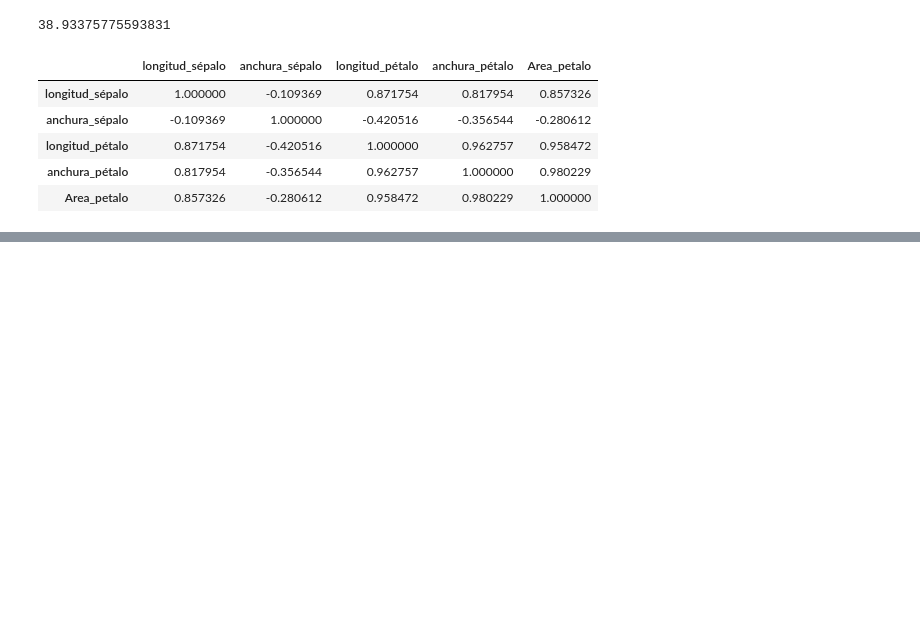
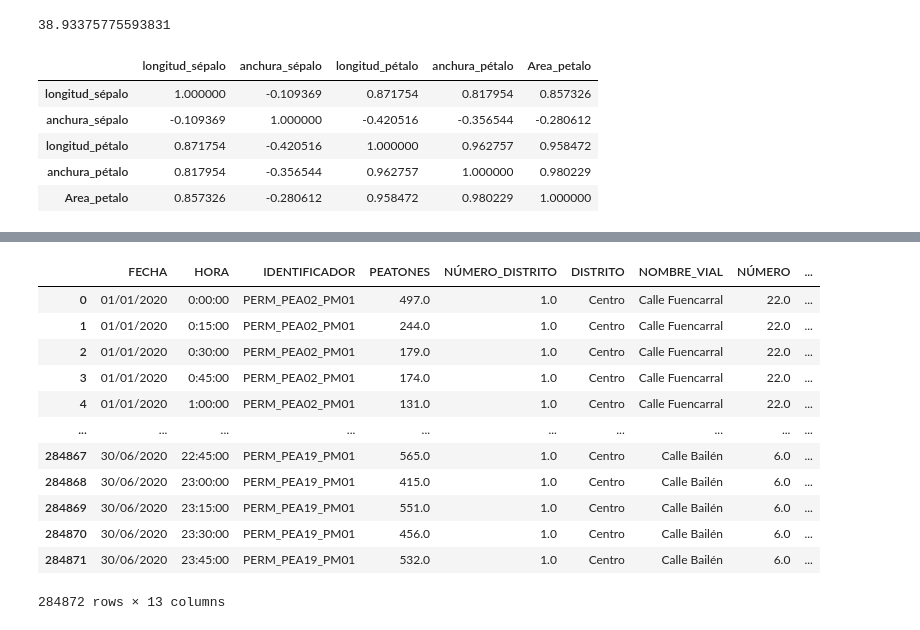
Before and after one commit to elbarbero/Python-Numpy-y-Pandas, a Jupyter notebook: Ejercicios/Ejercicios_Variados.ipynb, the cells around one changed output, grey strips where cells are left out. Cells and saved outputs as stored; diff of their text form; code cells hidden in the pictures; blank space fills up the shorter version.

Commit message:
pandas with python

```diff
--- a/Ejercicios/Ejercicios_Variados.ipynb
+++ b/Ejercicios/Ejercicios_Variados.ipynb
@@ -574,0 +649,3 @@ df_flowers.corr()
+# %%
+df_peatones = pd.read_csv(r"E:\Curso Data Science con Python - Numpy & Pandas\Datasets+Data+Science+con+Python+-+Pandas\5.18\PEATONES_2020_mod.csv", encoding = "ISO-8859-1", delimiter = ';')
+df_pob = pd.read_csv(r"E:\Curso Data Science con Python - Numpy & Pandas\Datasets+Data+Science+con+Python+-+Pandas\5.18\Distrito_poblacion.csv", encoding = "ISO-8859-1", delimiter = ';')
@@ -574,0 +680,18 @@ df_flowers.corr()
+# %%
+df_combinado = df_peatones.merge(df_pob, on="DISTRITO", how="inner")
+# %%
+df_combinado
+# %% [output]
+|  | FECHA | HORA | IDENTIFICADOR | PEATONES | NÚMERO_DISTRITO | DISTRITO | NOMBRE_VIAL | NÚMERO | ... |
+| 0 | 01/01/2020 | 0:00:00 | PERM_PEA02_PM01 | 497.0 | 1.0 | Centro | Calle Fuencarral | 22.0 | ... |
+| 1 | 01/01/2020 | 0:15:00 | PERM_PEA02_PM01 | 244.0 | 1.0 | Centro | Calle Fuencarral | 22.0 | ... |
+| 2 | 01/01/2020 | 0:30:00 | PERM_PEA02_PM01 | 179.0 | 1.0 | Centro | Calle Fuencarral | 22.0 | ... |
+| 3 | 01/01/2020 | 0:45:00 | PERM_PEA02_PM01 | 174.0 | 1.0 | Centro | Calle Fuencarral | 22.0 | ... |
+| 4 | 01/01/2020 | 1:00:00 | PERM_PEA02_PM01 | 131.0 | 1.0 | Centro | Calle Fuencarral | 22.0 | ... |
+| ... | ... | ... | ... | ... | ... | ... | ... | ... | ... |
+| 284867 | 30/06/2020 | 22:45:00 | PERM_PEA19_PM01 | 565.0 | 1.0 | Centro | Calle Bailén | 6.0 | ... |
+| 284868 | 30/06/2020 | 23:00:00 | PERM_PEA19_PM01 | 415.0 | 1.0 | Centro | Calle Bailén | 6.0 | ... |
+| 284869 | 30/06/2020 | 23:15:00 | PERM_PEA19_PM01 | 551.0 | 1.0 | Centro | Calle Bailén | 6.0 | ... |
+| 284870 | 30/06/2020 | 23:30:00 | PERM_PEA19_PM01 | 456.0 | 1.0 | Centro | Calle Bailén | 6.0 | ... |
+| 284871 | 30/06/2020 | 23:45:00 | PERM_PEA19_PM01 | 532.0 | 1.0 | Centro | Calle Bailén | 6.0 | ... |
+284872 rows × 13 columns
```
Also changed, not shown: parts of 31 cells of this notebook, 2 other files.
